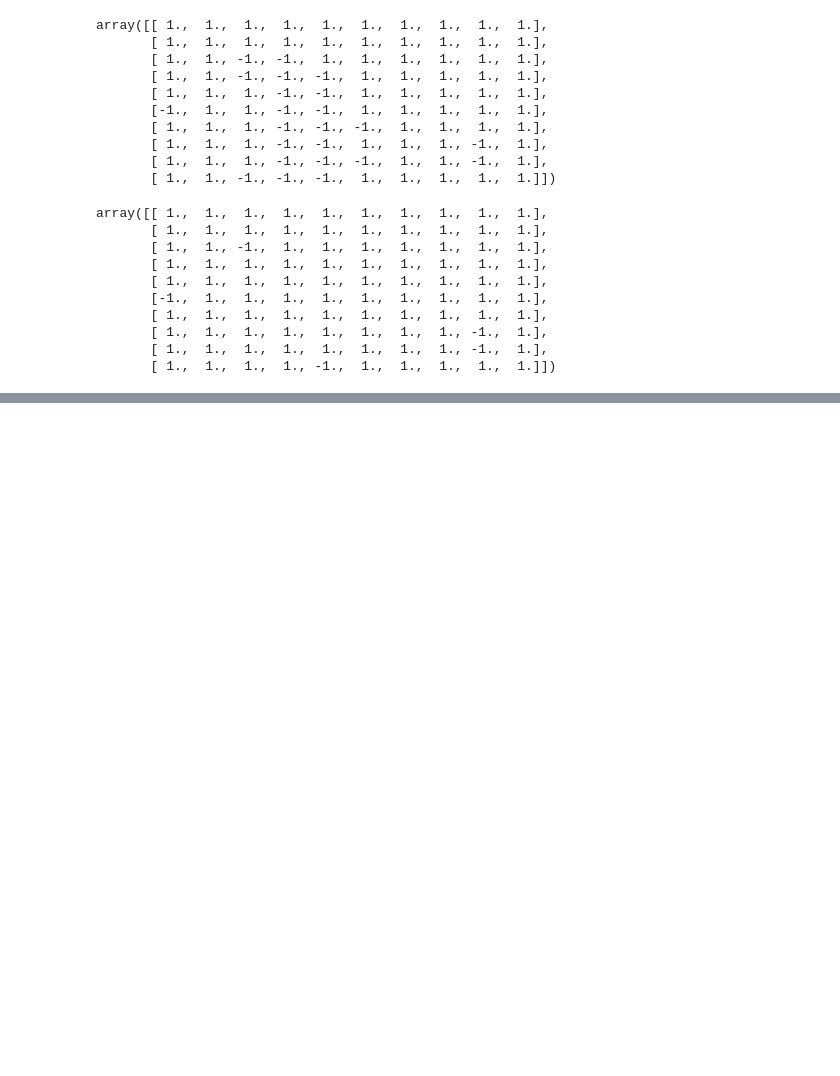
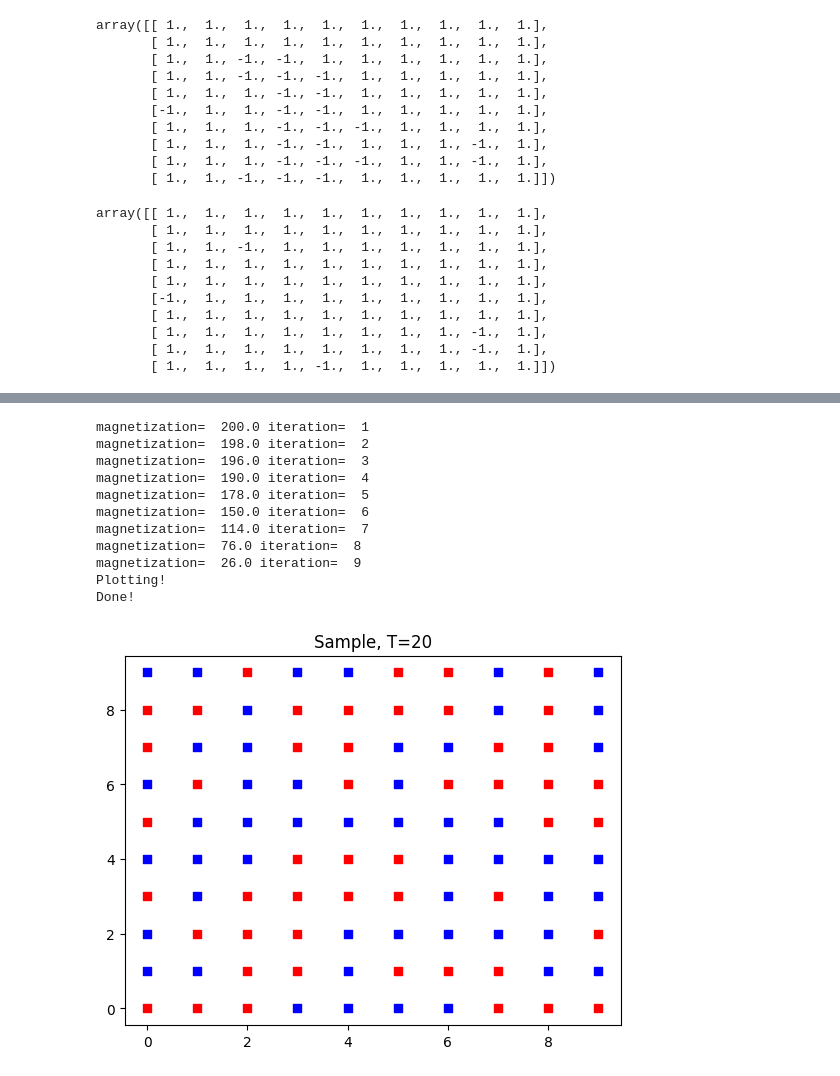
Before and after one commit to mew-two-github/ISyE6644-MCMC-Project, a Jupyter notebook: ISyE6644_Team_13_MCMC_ProppWilson.ipynb, the cells around one changed output, grey strips where cells are left out. Saved outputs shown, nothing was run; the diff lists cells and outputs as text; code cells hidden in the pictures; blank space fills up the shorter version.

```diff
--- a/ISyE6644_Team_13_MCMC_ProppWilson.ipynb
+++ b/ISyE6644_Team_13_MCMC_ProppWilson.ipynb
@@ -171,0 +244,17 @@ array([[ 1.,  1.,  1.,  1.,  1.,  1.,  1.,  1.,  1.,  1.],
+# %%
+T = 20
+state, before = runPW(10,20,T)
+Graph(state, T)
+# %% [output]
+magnetization=  200.0 iteration=  1
+magnetization=  198.0 iteration=  2
+magnetization=  196.0 iteration=  3
+magnetization=  190.0 iteration=  4
+magnetization=  178.0 iteration=  5
+magnetization=  150.0 iteration=  6
+magnetization=  114.0 iteration=  7
+magnetization=  76.0 iteration=  8
+magnetization=  26.0 iteration=  9
+Plotting!
+Done!
+[figure, added]
```
Also changed, not shown: parts of 7 cells of this notebook.
